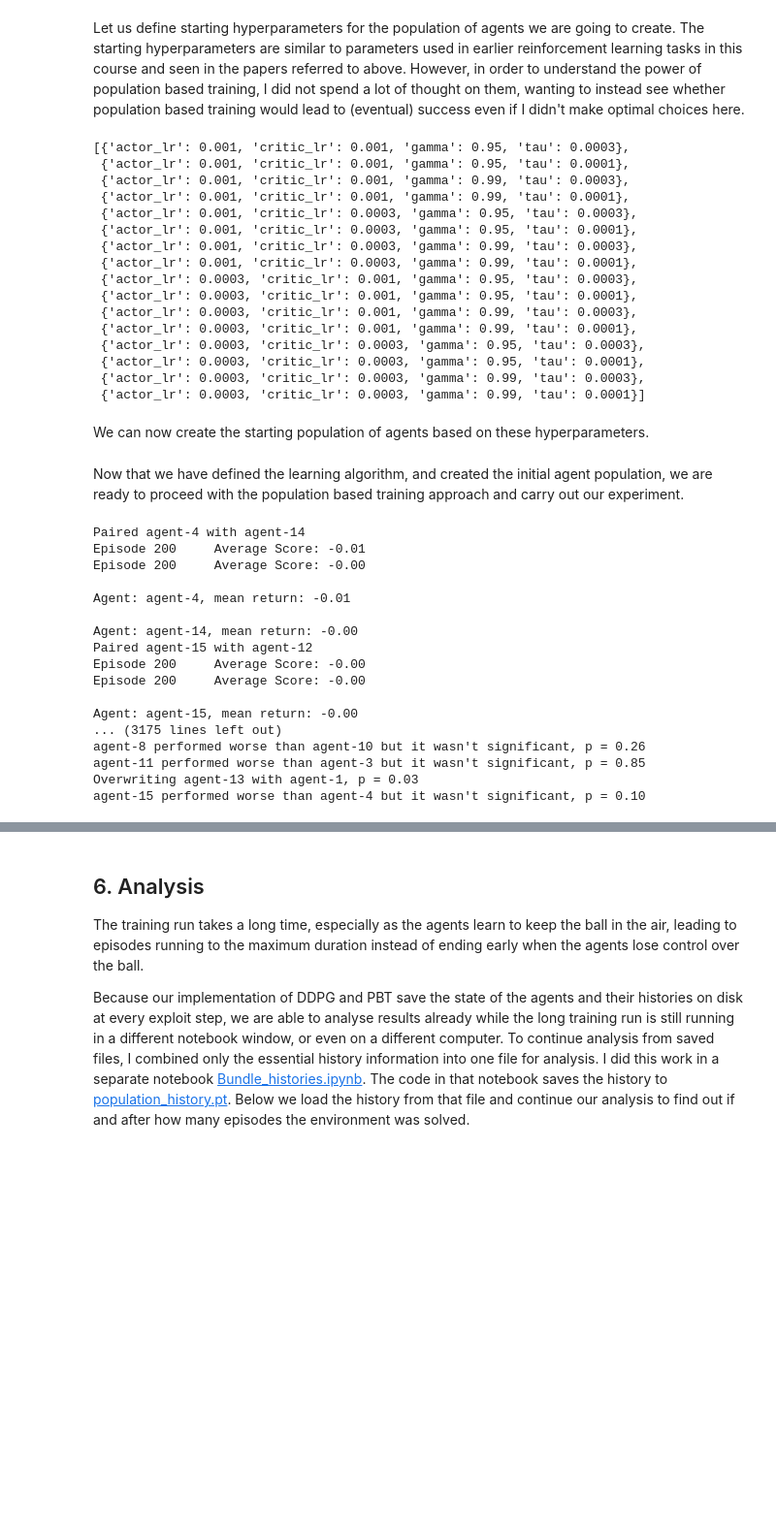
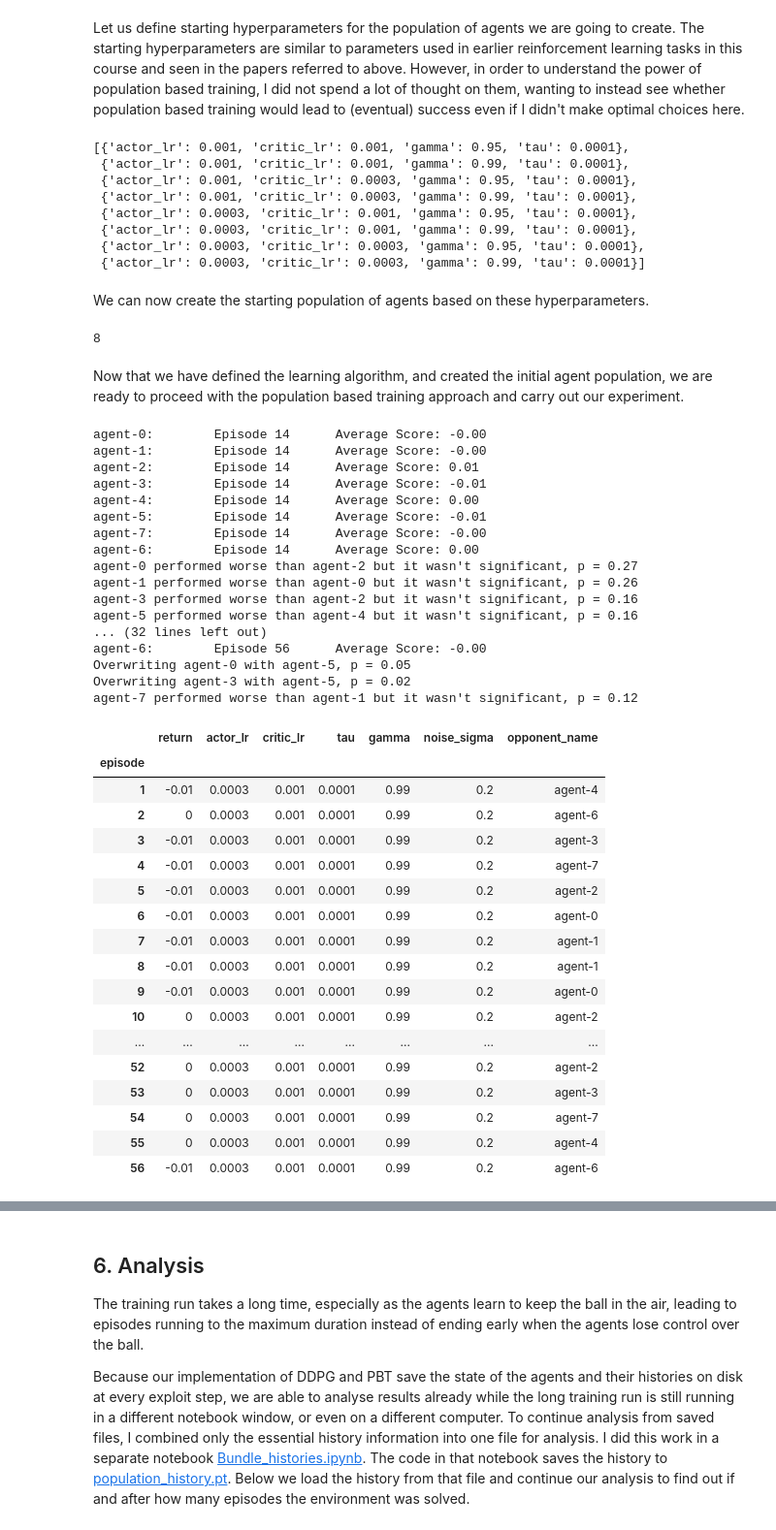
Before and after one commit to heikela/DDPG-Tennis, a Jupyter notebook: Report.ipynb, the cells around one changed output, grey strips where cells are left out. Shown: that part at 97% size. Saved outputs shown, nothing was run; the diff lists cells and outputs as text; code cells hidden in the pictures; blank space fills up the shorter version.

```diff
--- a/Report.ipynb
+++ b/Report.ipynb
@@ -187,25 +192,20 @@ starting_hyperparams = [{
     for actor_lr in [1e-3, 3e-4]
     for critic_lr in [1e-3, 3e-4]
     for gamma in [0.95, 0.99]
-    for tau in [3e-4, 1e-4]
+    for tau in [
+#        3e-4,
+        1e-4
+    ]
 ]
 starting_hyperparams
 # %% [output]
-[{'actor_lr': 0.001, 'critic_lr': 0.001, 'gamma': 0.95, 'tau': 0.0003},
- {'actor_lr': 0.001, 'critic_lr': 0.001, 'gamma': 0.95, 'tau': 0.0001},
- {'actor_lr': 0.001, 'critic_lr': 0.001, 'gamma': 0.99, 'tau': 0.0003},
+[{'actor_lr': 0.001, 'critic_lr': 0.001, 'gamma': 0.95, 'tau': 0.0001},
  {'actor_lr': 0.001, 'critic_lr': 0.001, 'gamma': 0.99, 'tau': 0.0001},
- {'actor_lr': 0.001, 'critic_lr': 0.0003, 'gamma': 0.95, 'tau': 0.0003},
  {'actor_lr': 0.001, 'critic_lr': 0.0003, 'gamma': 0.95, 'tau': 0.0001},
- {'actor_lr': 0.001, 'critic_lr': 0.0003, 'gamma': 0.99, 'tau': 0.0003},
  {'actor_lr': 0.001, 'critic_lr': 0.0003, 'gamma': 0.99, 'tau': 0.0001},
- {'actor_lr': 0.0003, 'critic_lr': 0.001, 'gamma': 0.95, 'tau': 0.0003},
  {'actor_lr': 0.0003, 'critic_lr': 0.001, 'gamma': 0.95, 'tau': 0.0001},
- {'actor_lr': 0.0003, 'critic_lr': 0.001, 'gamma': 0.99, 'tau': 0.0003},
  {'actor_lr': 0.0003, 'critic_lr': 0.001, 'gamma': 0.99, 'tau': 0.0001},
- {'actor_lr': 0.0003, 'critic_lr': 0.0003, 'gamma': 0.95, 'tau': 0.0003},
  {'actor_lr': 0.0003, 'critic_lr': 0.0003, 'gamma': 0.95, 'tau': 0.0001},
- {'actor_lr': 0.0003, 'critic_lr': 0.0003, 'gamma': 0.99, 'tau': 0.0003},
  {'actor_lr': 0.0003, 'critic_lr': 0.0003, 'gamma': 0.99, 'tau': 0.0001}]
 # %% [markdown]
 We can now create the starting population of agents based on these hyperparameters.
@@ -218,25 +218,49 @@ starting_agents = [
               name="agent-{}".format(i))
     for i, p in enumerate(starting_hyperparams)]
 agents = starting_agents
+len(agents)
+# %% [output]
+8
 # %% [markdown]
 Now that we have defined the learning algorithm, and created the initial agent population, we are ready to proceed with the population based training approach and carry out our experiment.
 # %%
-pbt.population_based_training(agents, env, brain_name, episodes_between_exploit=200, max_episode=10000)
+pbt.population_based_training(agents, env, brain_name, series_rounds=4, rounds_between_exploit = 2, result_dir='models\pbt_run_2')
 # %% [output]
-Paired agent-4 with agent-14
-Episode 200     Average Score: -0.01
-Episode 200     Average Score: -0.00
-
-Agent: agent-4, mean return: -0.01
-
-Agent: agent-14, mean return: -0.00
-Paired agent-15 with agent-12
-Episode 200     Average Score: -0.00
-Episode 200     Average Score: -0.00
-
-Agent: agent-15, mean return: -0.00
-... (3175 lines left out)
-agent-8 performed worse than agent-10 but it wasn't significant, p = 0.26
-agent-11 performed worse than agent-3 but it wasn't significant, p = 0.85
-Overwriting agent-13 with agent-1, p = 0.03
-agent-15 performed worse than agent-4 but it wasn't significant, p = 0.10
+agent-0:        Episode 14      Average Score: -0.00
+agent-1:        Episode 14      Average Score: -0.00
+agent-2:        Episode 14      Average Score: 0.01
+agent-3:        Episode 14      Average Score: -0.01
+agent-4:        Episode 14      Average Score: 0.00
+agent-5:        Episode 14      Average Score: -0.01
+agent-7:        Episode 14      Average Score: -0.00
+agent-6:        Episode 14      Average Score: 0.00
+agent-0 performed worse than agent-2 but it wasn't significant, p = 0.27
+agent-1 performed worse than agent-0 but it wasn't significant, p = 0.26
+agent-3 performed worse than agent-2 but it wasn't significant, p = 0.16
+agent-5 performed worse than agent-4 but it wasn't significant, p = 0.16
+... (32 lines left out)
+agent-6:        Episode 56      Average Score: -0.00
+Overwriting agent-0 with agent-5, p = 0.05
+Overwriting agent-3 with agent-5, p = 0.02
+agent-7 performed worse than agent-1 but it wasn't significant, p = 0.12
+# %%
+agents[5].history
+# %% [output]
+|  | return | actor_lr | critic_lr | tau | gamma | noise_sigma | opponent_name |
+| episode |  |  |  |  |  |  |  |
+| 1 | -0.01 | 0.0003 | 0.001 | 0.0001 | 0.99 | 0.2 | agent-4 |
+| 2 | 0 | 0.0003 | 0.001 | 0.0001 | 0.99 | 0.2 | agent-6 |
+| 3 | -0.01 | 0.0003 | 0.001 | 0.0001 | 0.99 | 0.2 | agent-3 |
+| 4 | -0.01 | 0.0003 | 0.001 | 0.0001 | 0.99 | 0.2 | agent-7 |
+| 5 | -0.01 | 0.0003 | 0.001 | 0.0001 | 0.99 | 0.2 | agent-2 |
+| 6 | -0.01 | 0.0003 | 0.001 | 0.0001 | 0.99 | 0.2 | agent-0 |
+| 7 | -0.01 | 0.0003 | 0.001 | 0.0001 | 0.99 | 0.2 | agent-1 |
+| 8 | -0.01 | 0.0003 | 0.001 | 0.0001 | 0.99 | 0.2 | agent-1 |
+| 9 | -0.01 | 0.0003 | 0.001 | 0.0001 | 0.99 | 0.2 | agent-0 |
+| 10 | 0 | 0.0003 | 0.001 | 0.0001 | 0.99 | 0.2 | agent-2 |
+| ... | ... | ... | ... | ... | ... | ... | ... |
+| 52 | 0 | 0.0003 | 0.001 | 0.0001 | 0.99 | 0.2 | agent-2 |
+| 53 | 0 | 0.0003 | 0.001 | 0.0001 | 0.99 | 0.2 | agent-3 |
+| 54 | 0 | 0.0003 | 0.001 | 0.0001 | 0.99 | 0.2 | agent-7 |
+| 55 | 0 | 0.0003 | 0.001 | 0.0001 | 0.99 | 0.2 | agent-4 |
+| 56 | -0.01 | 0.0003 | 0.001 | 0.0001 | 0.99 | 0.2 | agent-6 |
```
Also changed, not shown: parts of 6 cells of this notebook, 2 other files.
